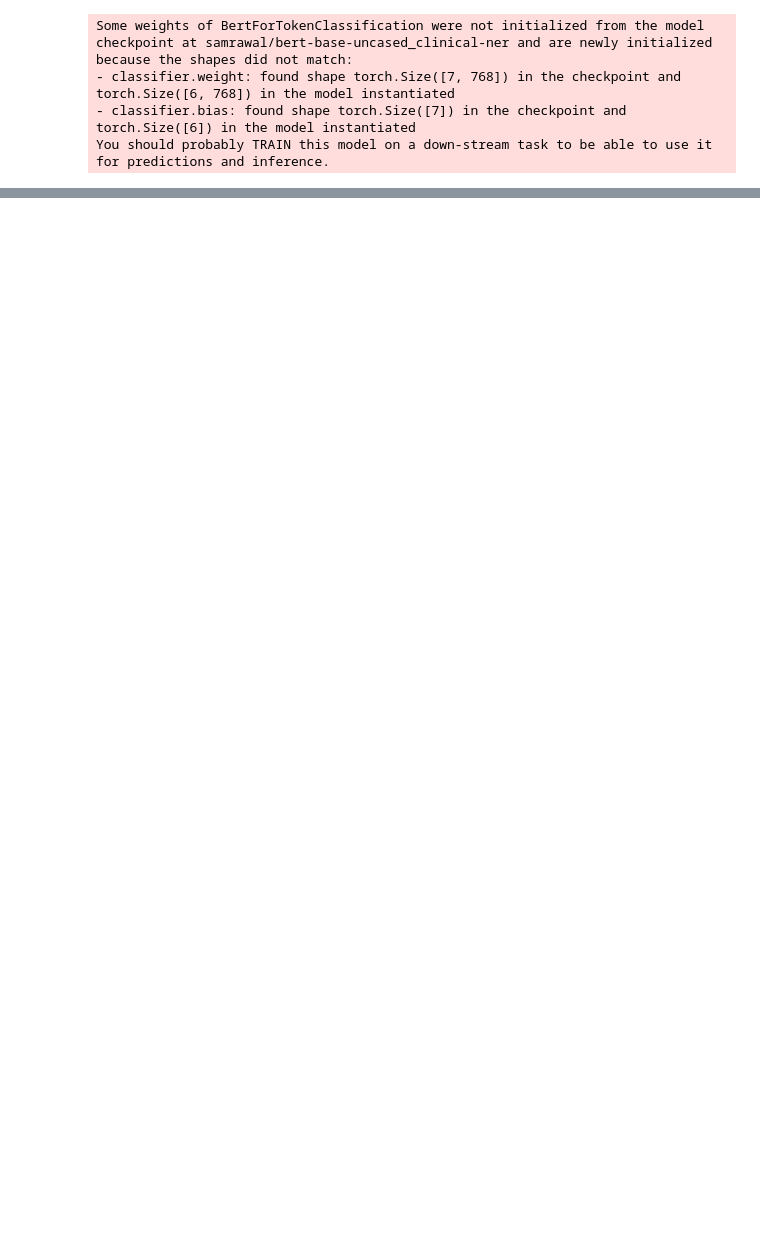
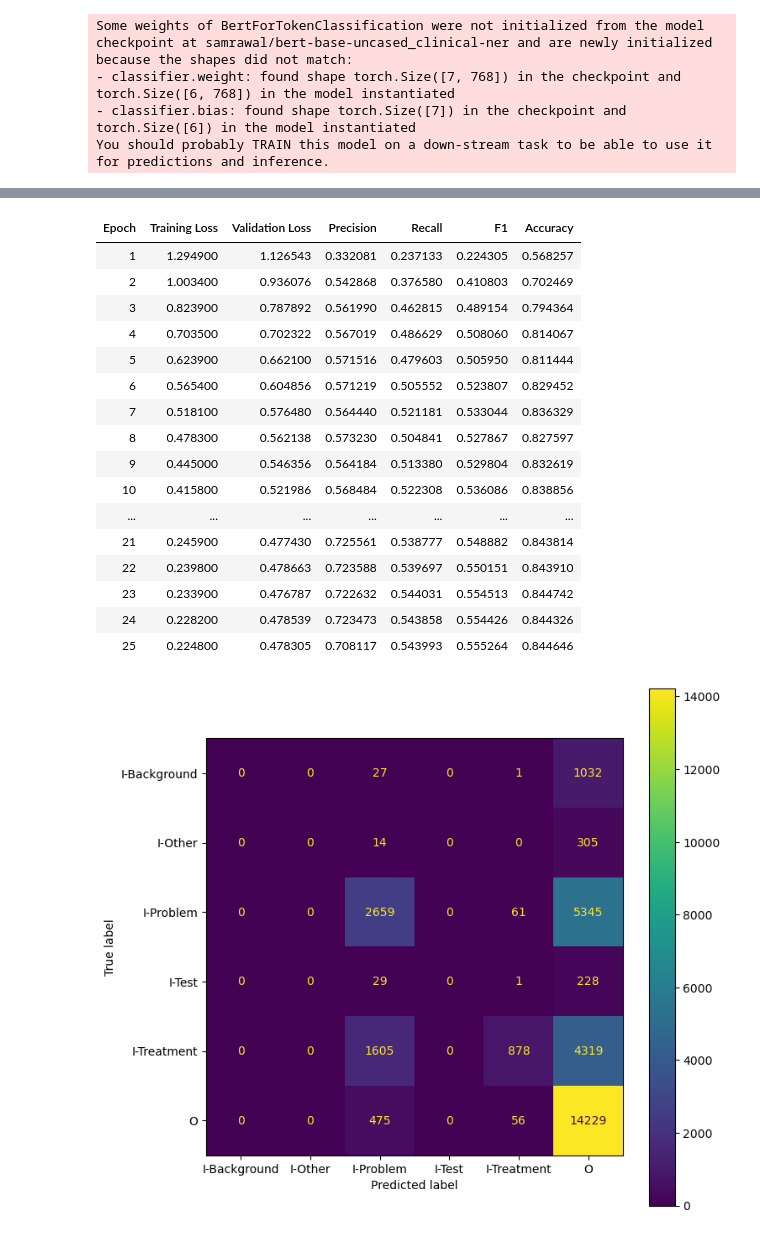
Before and after one commit to lara-ozyegen/MRP_MedHighlight, a Jupyter notebook: notebooks/trainer_clinical_bert.ipynb, the cells around one changed output, grey strips where cells are left out. Cells and saved outputs as stored; diff of their text form; code cells hidden in the pictures; blank space fills up the shorter version.

Commit message:
doc-patient dataset evluated

```diff
--- a/notebooks/trainer_clinical_bert.ipynb
+++ b/notebooks/trainer_clinical_bert.ipynb
@@ -393,0 +350,62 @@ You should probably TRAIN this model on a down-stream task to be able to use it
+# %%
+import torch.nn as nn
+from torch.nn import CrossEntropyLoss
+from transformers import BertTokenizer, BertModel
+from torch.utils.data import Dataset, DataLoader
+from transformers import Trainer, TrainingArguments
+from transformers import BertModel, BertConfig
+# from torchcrf import CRF
+
+class CustomBertLSTMModel(BertModel):  # (832x50 and 768x13)
+    def __init__(self, config):
+        super().__init__(config)
+        self.lstm = nn.LSTM(input_size=config.hidden_size, hidden_size=50, num_layers=2, batch_first=True, bidirectional=True)
+        self.classifier = nn.Linear(50*2, config.num_labels)
+
+    def forward(self, input_ids, attention_mask=None, labels=None):
+        outputs = super().forward(input_ids, attention_mask=attention_mask)
+        sequence_output = outputs[0]
+        lstm_out, _ = self.lstm(sequence_output)
+        logits = self.classifier(lstm_out)
+
+        # Calculate the loss if labels are provided
+        if labels is not None:
+            loss_fct = CrossEntropyLoss()
+            loss = loss_fct(logits.view(-1, 6), labels.view(-1))
+        else:
+            loss = None
+
+        return (loss, logits) if loss is not None else logits
+
+config = BertConfig.from_pretrained('samrawal/bert-base-uncased_clinical-ner', num_labels=6)
+lstm_model = CustomBertLSTMModel(config)
+
+
+# Training arguments
+lstm_training_args = TrainingArguments(
+    output_dir='./lstm',
+    num_train_epochs=25,
+    per_device_train_batch_size=4,
+    per_device_eval_batch_size=4,
+    logging_strategy="epoch",
+    evaluation_strategy="epoch",
+    save_strategy="epoch",
+    overwrite_output_dir=True,
+    learning_rate=1e-5,
+    load_best_model_at_end=False,
+)
+
+# Trainer
+lstm_trainer = Trainer(
+    model=lstm_model,
+    args=lstm_training_args,
+    train_dataset=tokenized_datasets['train'],
+    eval_dataset=tokenized_datasets['validation'],
+    compute_metrics=compute_metrics,
+    data_collator=data_collator,
+    tokenizer=tokenizer,
+)
+
+# Train the model
+lstm_trainer.train()
+# %% [output]
@@ -393,0 +413,18 @@ You should probably TRAIN this model on a down-stream task to be able to use it
+| Epoch | Training Loss | Validation Loss | Precision | Recall | F1 | Accuracy |
+| 1 | 1.294900 | 1.126543 | 0.332081 | 0.237133 | 0.224305 | 0.568257 |
+| 2 | 1.003400 | 0.936076 | 0.542868 | 0.376580 | 0.410803 | 0.702469 |
+| 3 | 0.823900 | 0.787892 | 0.561990 | 0.462815 | 0.489154 | 0.794364 |
+| 4 | 0.703500 | 0.702322 | 0.567019 | 0.486629 | 0.508060 | 0.814067 |
+| 5 | 0.623900 | 0.662100 | 0.571516 | 0.479603 | 0.505950 | 0.811444 |
+| 6 | 0.565400 | 0.604856 | 0.571219 | 0.505552 | 0.523807 | 0.829452 |
+| 7 | 0.518100 | 0.576480 | 0.564440 | 0.521181 | 0.533044 | 0.836329 |
+| 8 | 0.478300 | 0.562138 | 0.573230 | 0.504841 | 0.527867 | 0.827597 |
+| 9 | 0.445000 | 0.546356 | 0.564184 | 0.513380 | 0.529804 | 0.832619 |
+| 10 | 0.415800 | 0.521986 | 0.568484 | 0.522308 | 0.536086 | 0.838856 |
+| ... | ... | ... | ... | ... | ... | ... |
+| 21 | 0.245900 | 0.477430 | 0.725561 | 0.538777 | 0.548882 | 0.843814 |
+| 22 | 0.239800 | 0.478663 | 0.723588 | 0.539697 | 0.550151 | 0.843910 |
+| 23 | 0.233900 | 0.476787 | 0.722632 | 0.544031 | 0.554513 | 0.844742 |
+| 24 | 0.228200 | 0.478539 | 0.723473 | 0.543858 | 0.554426 | 0.844326 |
+| 25 | 0.224800 | 0.478305 | 0.708117 | 0.543993 | 0.555264 | 0.844646 |
+[figure, added]
```
Also changed, not shown: parts of 44 cells of this notebook, 4 other files.
